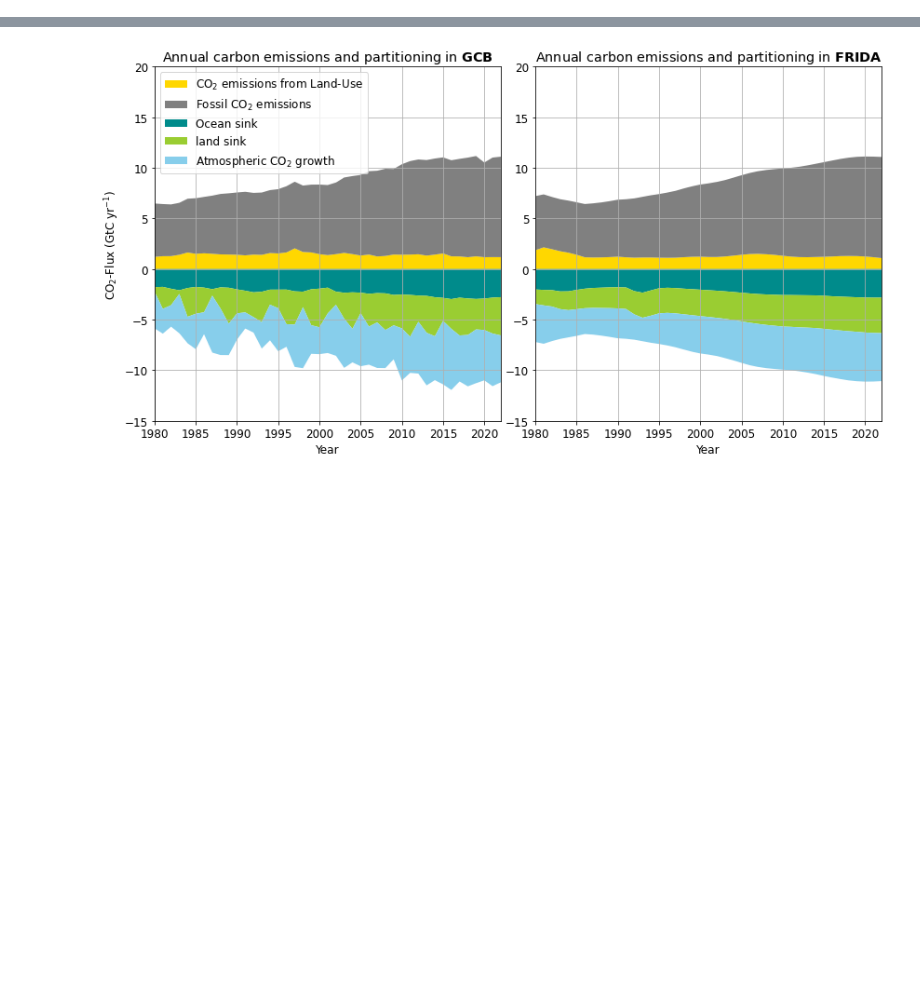
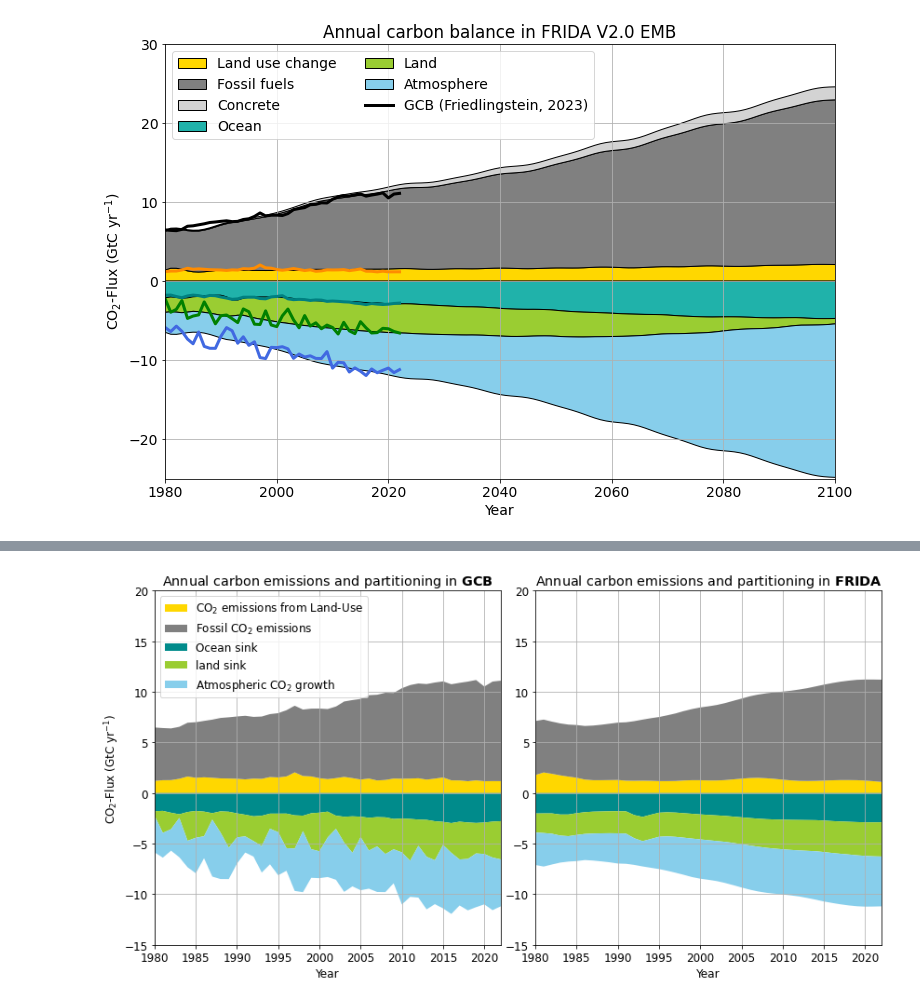
Before and after one commit to lnnrtrmm/FRIDA_plots, a Jupyter notebook: Carbon_Balance/make_carbon_balance_figure.ipynb, the cells around one changed output, grey strips where cells are left out. Cells and saved outputs as stored; diff of their text form; code cells hidden in the pictures; blank space fills up the shorter version.

```diff
--- a/Carbon_Balance/make_carbon_balance_figure.ipynb
+++ b/Carbon_Balance/make_carbon_balance_figure.ipynb
@@ -26,0 +71,47 @@ cement_sink_GCB = df.values[:,6]
+# %%
+font=14
+plt.figure(figsize=(12,8), facecolor='white')
+plt.rcParams.update({'font.size': font})
+plt.rc('xtick', labelsize=font)
+plt.rc('ytick', labelsize=font)
+
+# GCB data
+ax=plt.gca()
+
+
+#ax.stackplot(time_GCB, Emis_flu_GCB, Emis_all_GCB-cement_sink_GCB, labels=['CO$_2$ emissions from Land-Use', 'Fossil CO$_2$ emissions'], colors=['gold', 'grey'], alpha=1.0, edgecolor='k')
+#ax.stackplot(time_GCB, -ocean_sink_GCB, -land_sink_GCB, -atm_co2_growth_GCB, labels=['Ocean sink', 'land sink', 'Atmospheric CO$_2$ growth'], colors=['darkcyan', 'yellowgreen', 'skyblue'], edgecolor='k', alpha=1.0)
+
+ax.stackplot(time_FRIDA, Emis_flu_FRIDA, Emis_energy_FRIDA, Emis_other_FRIDA, labels=['Land use change', 'Fossil fuels', 'Concrete'], colors=['gold', 'grey', 'lightgrey'], alpha=1.0, edgecolor='k')
+ax.stackplot(time_FRIDA, -ocean_sink_FRIDA, -land_sink_FRIDA, -atm_co2_growth_FRIDA, labels=['Ocean', 'Land', 'Atmosphere'], colors=['lightseagreen', 'yellowgreen', 'skyblue'], edgecolor='k', alpha=1.0)
+
+
+
+ax.plot(time_GCB, Emis_flu_GCB, color='darkorange', linewidth=3)
+ax.plot(time_GCB, Emis_flu_GCB+Emis_all_GCB-cement_sink_GCB, color='k', linewidth=3, label='GCB (Friedlingstein, 2023)')
+ax.plot(time_GCB, -ocean_sink_GCB, color='teal', linewidth=3)
+ax.plot(time_GCB, -ocean_sink_GCB-land_sink_GCB, color='green', linewidth=3)
+ax.plot(time_GCB, -ocean_sink_GCB-land_sink_GCB-atm_co2_growth_GCB, color='royalblue', linewidth=3)
+
+#ax.plot(time_GCB, Emis_flu_GCB, color='k', linewidth=3)
+#ax.plot(time_GCB, Emis_flu_GCB+Emis_all_GCB-cement_sink_GCB, color='k', linewidth=3, label='GCB (Friedlingstein, 2023)')
+#ax.plot(time_GCB, -ocean_sink_GCB, color='k', linewidth=3)
+#ax.plot(time_GCB, -ocean_sink_GCB-land_sink_GCB, color='k', linewidth=3)
+#ax.plot(time_GCB, -ocean_sink_GCB-land_sink_GCB-atm_co2_growth_GCB, color='k', linewidth=3)
+
+
+# Adding labels and legend
+ax.set_xlabel('Year')
+ax.set_ylabel('CO$_2$-Flux (GtC yr$^{-1}$)')
+ax.set_title(r'Annual carbon balance in FRIDA V2.0 EMB')
+ax.set_xlim(1980,2100)
+ax.set_ylim(-25,30)
+
+ax.grid()
+ax.legend(ncol=2, loc='upper left')
+
+# Show plot
+plt.subplots_adjust(wspace=0.1)
+plt.savefig('FRIDA_C_balance_for_BirdsView_Paper_fromNewMedian.png')
+# %% [output]
+[figure, added]
```
Also changed, not shown: parts of 7 cells of this notebook, 8 other files.
